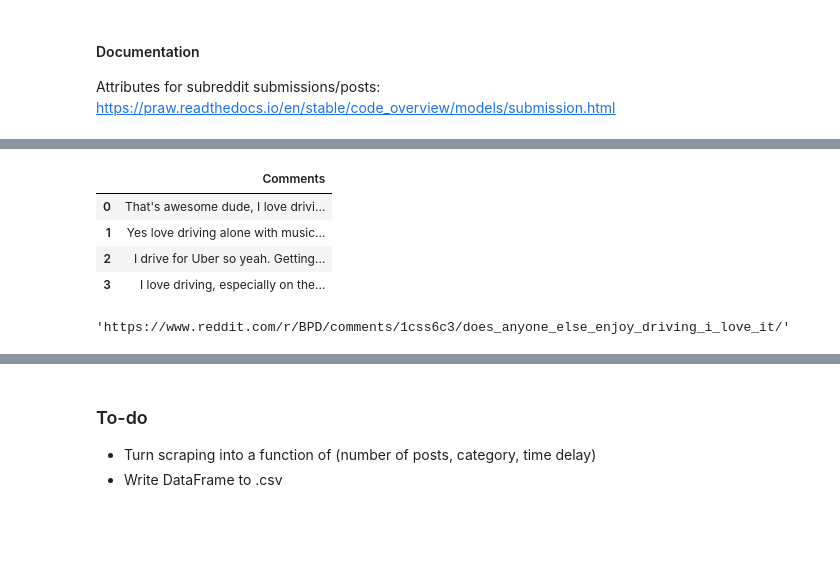
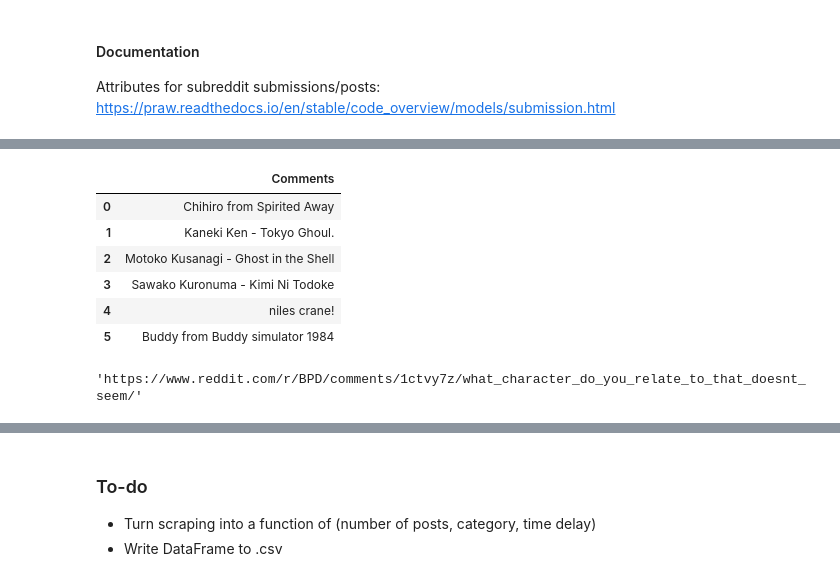
Before and after one commit to mitch-hamidi/may-2024-mental-health-nlp, a Jupyter notebook: reddit_scrape/reddit_scrape.ipynb, the cells around one changed output, grey strips where cells are left out. Saved outputs shown, nothing was run; the diff lists cells and outputs as text; code cells hidden in the pictures; blank space fills up the shorter version.

```diff
--- a/reddit_scrape/reddit_scrape.ipynb
+++ b/reddit_scrape/reddit_scrape.ipynb
@@ -207,26 +188,28 @@ Name: count, dtype: int64
 # %%
 # pull comments from a single post as well -- post 5 in data frame for example
 
 from praw.models import MoreComments
 
-submission = reddit.submission(url=new_posts['Post URL'][5])
+submission = reddit.submission(url=new_posts['Post URL'][95])
 
 comments = {'Comments':[]}
 
 for comment in submission.comments:
     if type(comment) == MoreComments:
         continue
     comments['Comments'].append(comment.body)
 
 comments_df = pd.DataFrame(comments)
 comments_df
 # %% [output]
 |  | Comments |
-| 0 | That's awesome dude, I love drivi... |
-| 1 | Yes love driving alone with music... |
-| 2 | I drive for Uber so yeah. Getting... |
-| 3 | I love driving, especially on the... |
+| 0 | Chihiro from Spirited Away |
+| 1 | Kaneki Ken - Tokyo Ghoul. |
+| 2 | Motoko Kusanagi - Ghost in the Shell |
+| 3 | Sawako Kuronuma - Kimi Ni Todoke |
+| 4 | niles crane! |
+| 5 | Buddy from Buddy simulator 1984 |
 # %%
-new_posts['Post URL'][5]
+new_posts['Post URL'][95]
 # %% [output]
-'https://www.reddit.com/r/BPD/comments/1css6c3/does_anyone_else_enjoy_driving_i_love_it/'
+'https://www.reddit.com/r/BPD/comments/1ctvy7z/what_character_do_you_relate_to_that_doesnt_seem/'
```
Also changed, not shown: parts of 12 cells of this notebook, 1 other file.
